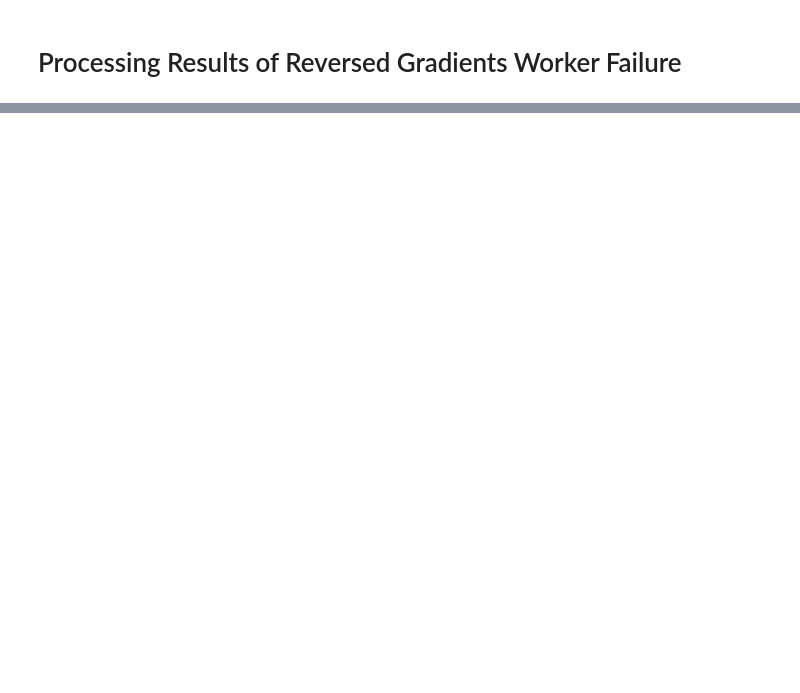
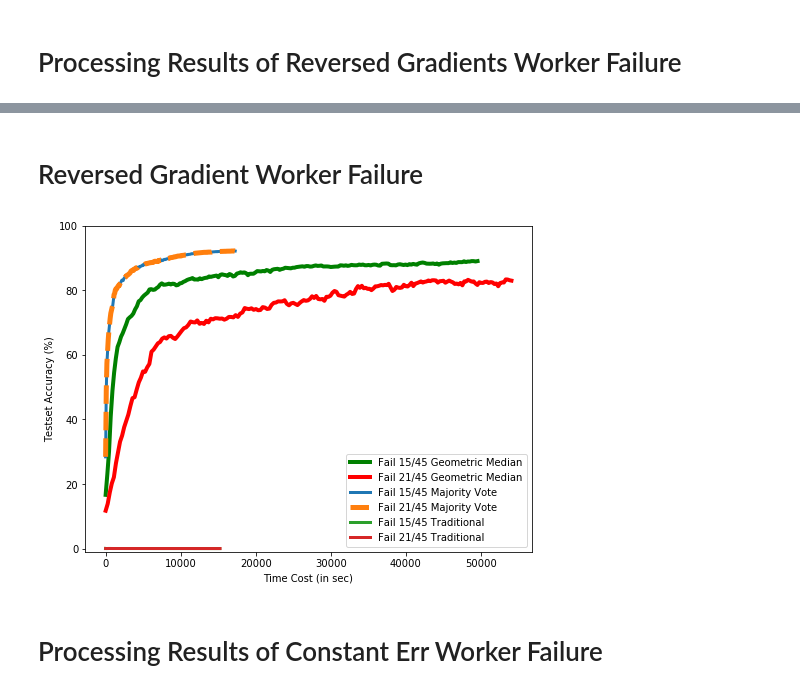
Before and after one commit to hwang595/Draco, a Jupyter notebook: analysis/Full_Initial_Experiment.ipynb, the cells around one changed output, grey strips where cells are left out. Drawn from its saved outputs; the diff is of its cells as text; code cells hidden in the pictures; blank space fills up the shorter version.

```diff
--- a/analysis/Full_Initial_Experiment.ipynb
+++ b/analysis/Full_Initial_Experiment.ipynb
@@ -184,0 +214,20 @@ Done Processing maj_vote
+# %% [markdown]
+# Reversed Gradient Worker Failure
+# %%
+fig = plt.figure()
+ax = plt.subplot(111)
+plt.plot(time_lines[1]['15'], acc_stat[1]['15'],'-g', linewidth=4.0,  label='Fail 15/45 Geometric Median')
+plt.plot(time_lines[1]['21'], acc_stat[1]['21'],'-r', linewidth=4.0,  label='Fail 21/45 Geometric Median')
+plt.plot(time_lines[2]['21'], acc_stat[2]['21'], '-',linewidth=3.0,  label='Fail 15/45 Majority Vote')
+plt.plot(time_lines[2]['15'], acc_stat[2]['15'], '--',linewidth=5.0,  label='Fail 21/45 Majority Vote')
+plt.plot(time_lines[0]['15'], acc_stat[0]['15'],'-', linewidth=3.0,  label='Fail 15/45 Traditional')
+plt.plot(time_lines[0]['21'], acc_stat[0]['21'],'-', linewidth=3.0,  label='Fail 21/45 Traditional')
+ax.set_ylim(-1, 100)
+plt.xlabel("Time Cost (in sec)")
+plt.ylabel("Testset Accuracy (%)")
+plt.legend()
+plt.show()
+# %% [output]
+[figure, added]
+# %% [markdown]
+# Processing Results of Constant Err Worker Failure
```
Also changed, not shown: parts of 6 cells of this notebook.
